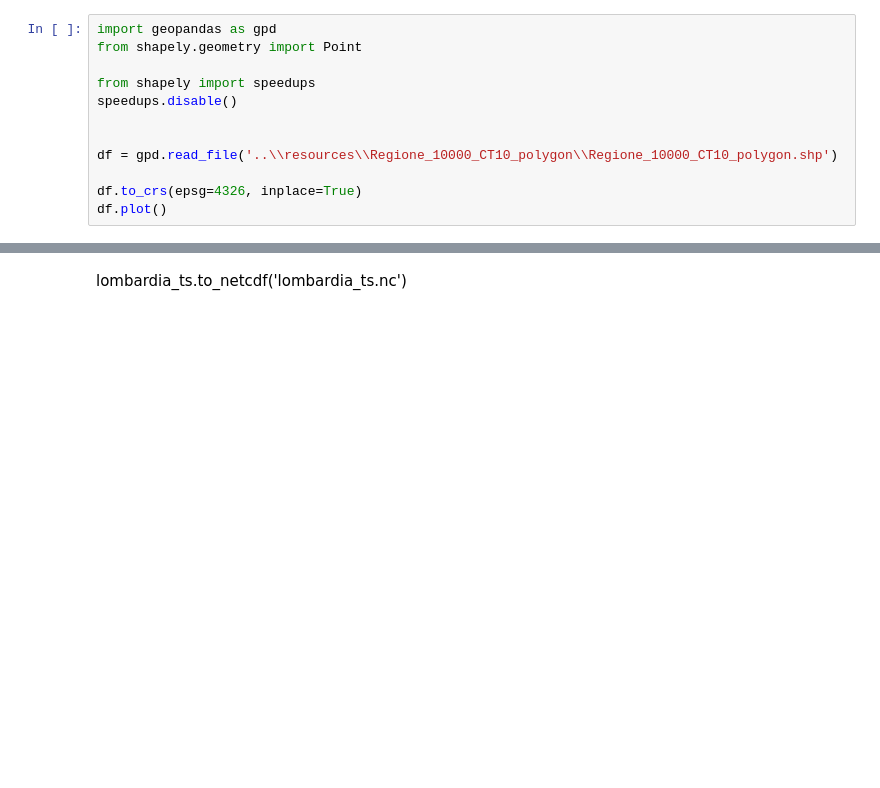
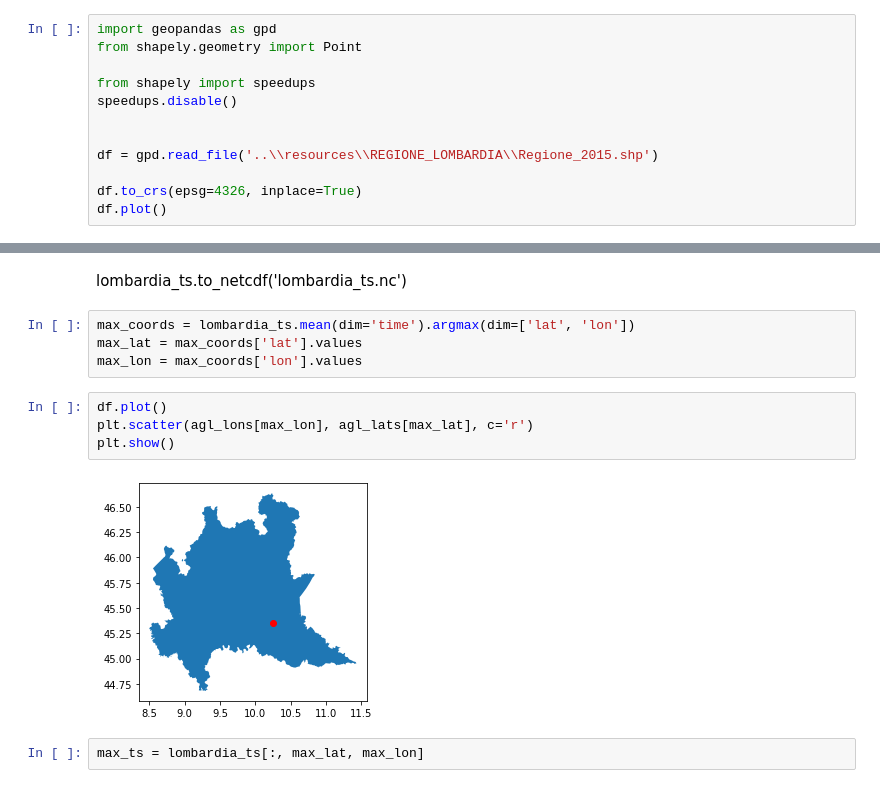
Before and after one commit to samuelexferri/unibg-statistic2, a Jupyter notebook: notebooks/data_preprocessing.ipynb, the cells around one changed output, grey strips where cells are left out. Drawn from its saved outputs; the diff is of its cells as text; blank space fills up the shorter version.

```diff
--- a/notebooks/data_preprocessing.ipynb
+++ b/notebooks/data_preprocessing.ipynb
@@ -31,7 +31,7 @@ from shapely import speedups
 speedups.disable()
 
 
-df = gpd.read_file('..\\resources\\Regione_10000_CT10_polygon\\Regione_10000_CT10_polygon.shp')
+df = gpd.read_file('..\\resources\\REGIONE_LOMBARDIA\\Regione_2015.shp')
 
 df.to_crs(epsg=4326, inplace=True)
 df.plot()
@@ -107,2 +107,14 @@ lombardia_ts.groupby('time.month').mean().plot(col='month', col_wrap=4)
 # %% [markdown]
 lombardia_ts.to_netcdf('lombardia_ts.nc')
+# %%
+max_coords = lombardia_ts.mean(dim='time').argmax(dim=['lat', 'lon'])
+max_lat = max_coords['lat'].values
+max_lon = max_coords['lon'].values
+# %%
+df.plot()
+plt.scatter(agl_lons[max_lon], agl_lats[max_lat], c='r')
+plt.show()
+# %% [output]
+[figure, added]
+# %%
+max_ts = lombardia_ts[:, max_lat, max_lon]
```
Also changed, not shown: parts of 13 cells of this notebook.
